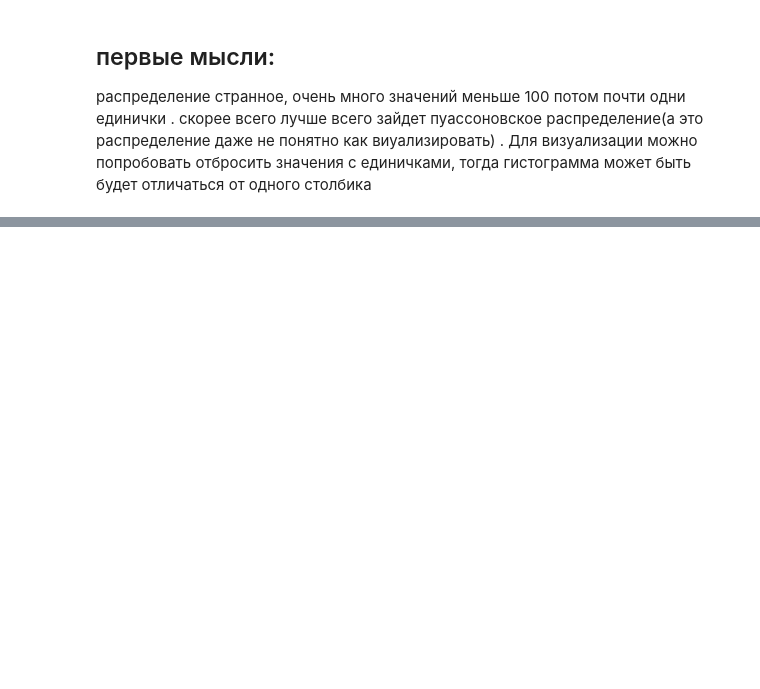
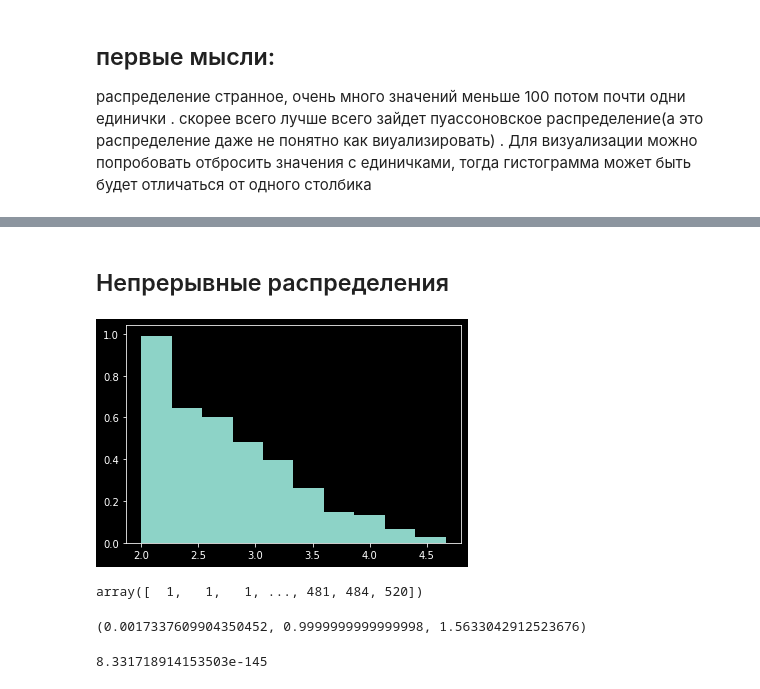
Before and after one commit to IvanSedykh/phd_migration_analysis, a Jupyter notebook: EDA.ipynb, the cells around one changed output, grey strips where cells are left out. Saved outputs shown, nothing was run; the diff lists cells and outputs as text; code cells hidden in the pictures; blank space fills up the shorter version.

```diff
--- a/EDA.ipynb
+++ b/EDA.ipynb
@@ -72,0 +85,25 @@ array([1251294,  148202,   47248,   22015,   12247,    7654,    5090,
+# %% [markdown]
+## Непрерывные распределения
+# %%
+from scipy.stats import beta
+a, b = 1., 3.
+x = beta.rvs(a, b, 2, 3, size=1000)
+
+plt.hist(x, density=True)
+plt.show()
+# %% [output]
+[figure, added]
+# %%
+x = np.sort(data.values)
+x
+# %% [output]
+array([  1,   1,   1, ..., 481, 484, 520])
+# %%
+params = st.gamma.fit(x)
+params
+# %% [output]
+(0.0017337609904350452, 0.9999999999999998, 1.5633042912523676)
+# %%
+rv.pdf(500)
+# %% [output]
+8.331718914153503e-145
```
Also changed, not shown: parts of 18 cells of this notebook.
